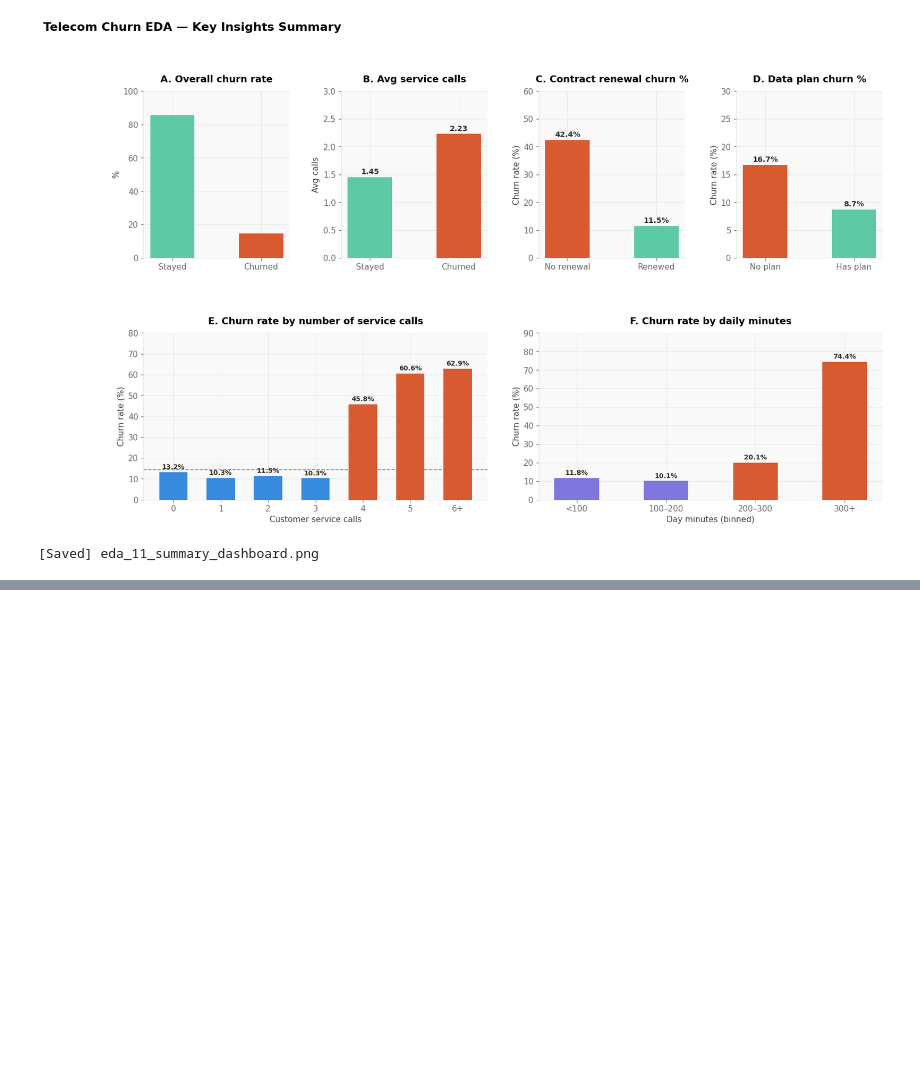
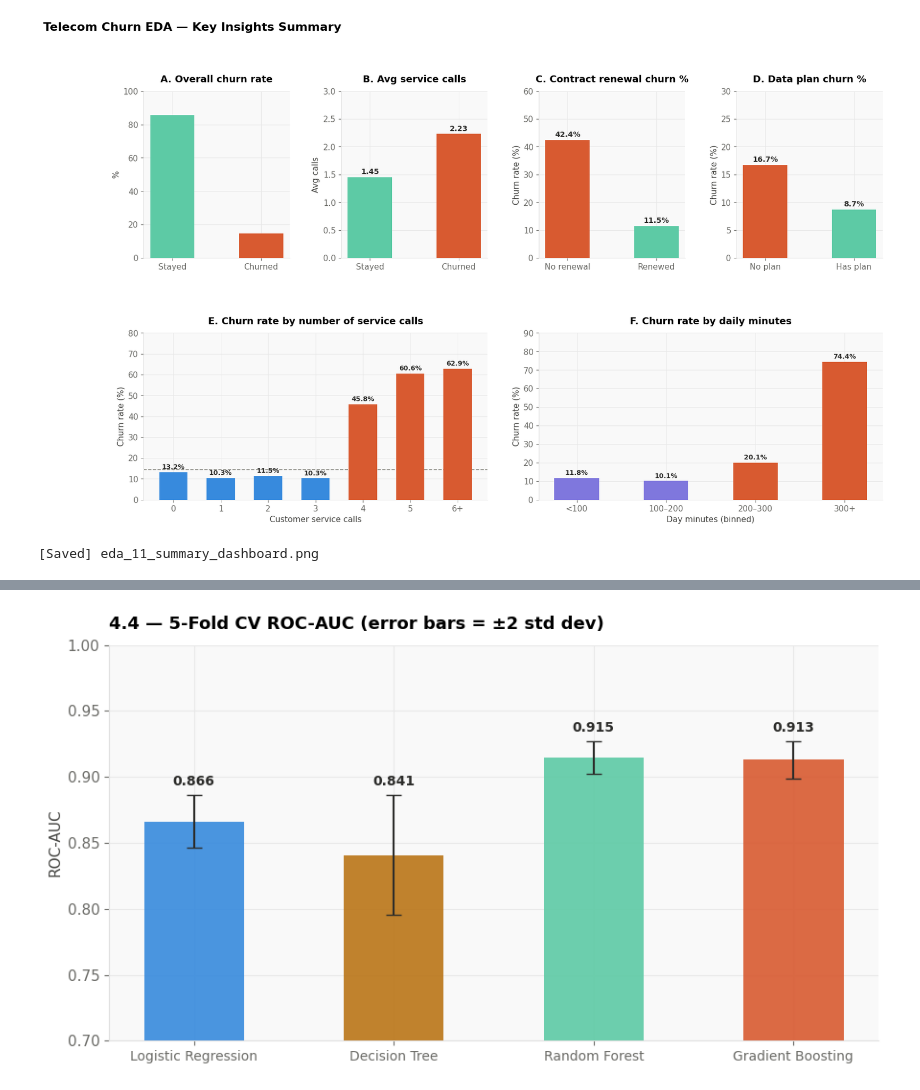
Before and after one commit to nkosimate/CustomerChurnPrediction, a Jupyter notebook: Churn.ipynb, the cells around one changed output, grey strips where cells are left out. Cells and saved outputs as stored; diff of their text form; code cells hidden in the pictures; blank space fills up the shorter version.

```diff
--- a/Churn.ipynb
+++ b/Churn.ipynb
@@ -581,0 +680,20 @@ All charts saved. EDA complete.
+# %%
+ #Only continuous features are scaled. Binary flags are passed through as-is.
+ #Scaling (StandardScaler on continuous features)"
+
+preprocessor = ColumnTransformer(transformers=[
+    ('scale', StandardScaler(), CONTINUOUS),
+    ('passthrough', 'passthrough', BINARY)
+])
+
+X_train_processed = preprocessor.fit_transform(X_train)
+X_test_processed  = preprocessor.transform(X_test)
+
+# Rebuild as DataFrames for readability
+feature_names_out = CONTINUOUS + BINARY
+X_train_df = pd.DataFrame(X_train_processed, columns=feature_names_out)
+X_test_df  = pd.DataFrame(X_test_processed,  columns=feature_names_out)
+
+print("Scaler fitted on training data only (no data leakage).")
+print(f"\nPost-scaling stats (train) — continuous features:")
+print(X_train_df[CONTINUOUS].describe().round(3))
@@ -581,0 +1025,22 @@ All charts saved. EDA complete.
+# %%
+fig, ax = plt.subplots(figsize=(9, 5))
+names  = list(results.keys())
+means  = [results[n]['cv_mean'] for n in names]
+stds   = [results[n]['cv_std']  for n in names]
+
+bars = ax.bar(names, means, color=[MODEL_COLORS[n] for n in names],
+              width=0.5, zorder=3, alpha=0.9)
+ax.errorbar(names, means, yerr=[s*2 for s in stds],
+            fmt='none', color=DARK, capsize=6, linewidth=1.5, zorder=4)
+for bar, val, std in zip(bars, means, stds):
+    ax.text(bar.get_x() + bar.get_width()/2, val + std*2 + 0.005,
+            f'{val:.3f}', ha='center', va='bottom',
+            fontsize=10, fontweight='bold', color=DARK)
+
+ax.set_ylabel('ROC-AUC'); ax.set_ylim(0.7, 1.0)
+ax.set_title('4.4 — 5-Fold CV ROC-AUC (error bars = ±2 std dev)', loc='left')
+ax.tick_params(axis='x', labelsize=10)
+for s in ['left','bottom']: ax.spines[s].set_color('#e0e0e0')
+plt.tight_layout(); plt.show()
+# %% [output]
+[figure, added]
```
Also changed, not shown: parts of 24 cells of this notebook.
